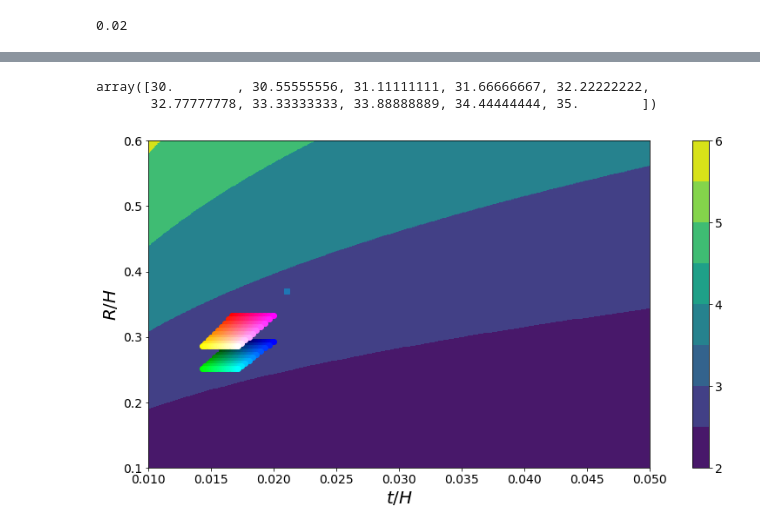
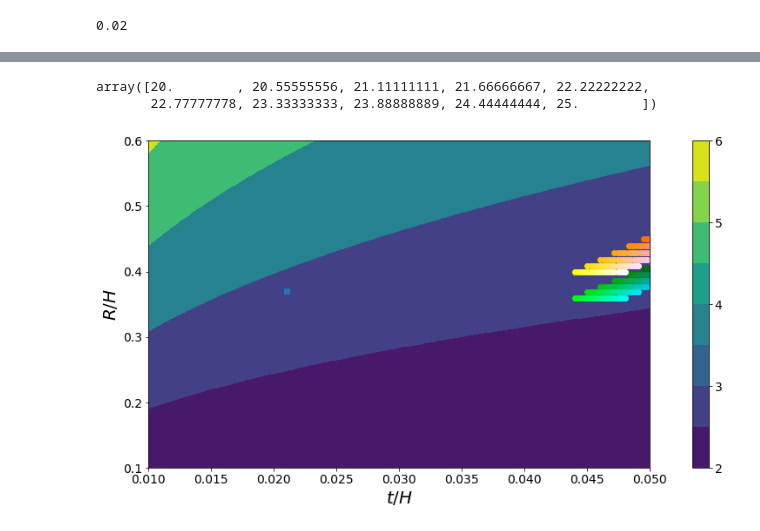
Before and after one commit to bertoldi-collab/buckling-cylinders, a Jupyter notebook: modes_theory.ipynb, the cells around one changed output, grey strips where cells are left out. Cells and saved outputs as stored; diff of their text form; code cells hidden in the pictures.

```diff
--- a/modes_theory.ipynb
+++ b/modes_theory.ipynb
@@ -140,0 +192,40 @@ fig.savefig('scream yi/heat_map_heread_v1.png', dpi = 300)
+# %%
+R_possible = [8.8,10]
+t_possible = np.linspace(0.5,0.6,20)
+H_possible = np.linspace(30,35,10)
+
+fig, ax = plt.subplots(figsize = (10,6), constrained_layout = True)
+
+for i,R in enumerate(R_possible):
+    for j,H in enumerate(H_possible):
+        for k,t in enumerate(t_possible):
+            v_R = R/H
+            v_t = t/H
+            n = find_n_alt(v_R, v_t)
+            # if n == 3:
+            #     print(f'R = {R:.2f}, H = {H:.2f}, t = {t:.2f}')
+
+            color_cur = (i/(len(R_possible)-1), j/(len(H_possible)-1), k/(len(t_possible)-1))
+            ax.plot(v_t, v_R, 'o', color = color_cur)
+
+# ax.plot(0.031, 0.556, '*', color = 'k')
+# ax.plot(0.027, 0.197, 'o')
+ax.plot(0.021, 0.370, 's')
+num_values = np.unique(res_all)
+xv, yv = np.meshgrid(v_R_try, v_t_try, indexing='ij')
+levels_set = np.arange(6) + 1.5
+map_thing = ax.contourf(yv, xv, res_all, levels = levels_set, cmap = 'viridis', vmin = 2, vmax = 6)
+
+
+
+cbar = fig.colorbar(map_thing, ticks=[2,3,4,5,6])
+cbar.ax.set_yticklabels(['2', '3', '4', '5', '6'])
+cbar.ax.tick_params(labelsize=14)
+ax.set_xlabel('$t/H$', fontsize = 20)
+ax.set_ylabel('$R/H$', fontsize = 20)
+ax.tick_params(labelsize = 14)
+ax.set_xlim(np.min(v_t_try), np.max(v_t_try))
+ax.set_ylim(np.min(v_R_try), np.max(v_R_try))
+
+fig.savefig('scream yi/heat_map_heread_v1.jpg', dpi = 300)
+H_possible
@@ -141,4 +236,8 @@ fig.savefig('scream yi/heat_map_heread_v1.png', dpi = 300)
 # %%
+R_possible = [9,10]
+t_possible = np.linspace(1.1,1.2,20)
+H_possible = np.linspace(20,25,10)
+
 fig, ax = plt.subplots(figsize = (10,6), constrained_layout = True)
 
 for i,R in enumerate(R_possible):
@@ -147,33 +246,33 @@ for i,R in enumerate(R_possible):
             v_R = R/H
             v_t = t/H
             n = find_n_alt(v_R, v_t)
             # if n == 3:
             #     print(f'R = {R:.2f}, H = {H:.2f}, t = {t:.2f}')
 
             color_cur = (i/(len(R_possible)-1), j/(len(H_possible)-1), k/(len(t_possible)-1))
             ax.plot(v_t, v_R, 'o', color = color_cur)
 
 # ax.plot(0.031, 0.556, '*', color = 'k')
 # ax.plot(0.027, 0.197, 'o')
 ax.plot(0.021, 0.370, 's')
 num_values = np.unique(res_all)
 xv, yv = np.meshgrid(v_R_try, v_t_try, indexing='ij')
 map_thing = ax.contourf(yv, xv, res_all)
 
 
 
 cbar = fig.colorbar(map_thing, ticks=[2,3,4,5,6])
 cbar.ax.set_yticklabels(['2', '3', '4', '5', '6'])
 cbar.ax.tick_params(labelsize=14)
 ax.set_xlabel('$t/H$', fontsize = 20)
 ax.set_ylabel('$R/H$', fontsize = 20)
 ax.tick_params(labelsize = 14)
 ax.set_xlim(np.min(v_t_try), np.max(v_t_try))
 ax.set_ylim(np.min(v_R_try), np.max(v_R_try))
 
 fig.savefig('scream yi/heat_map_heread_v1.jpg', dpi = 300)
 H_possible
 # %% [output]
-array([30.        , 30.55555556, 31.11111111, 31.66666667, 32.22222222,
-       32.77777778, 33.33333333, 33.88888889, 34.44444444, 35.        ])
+array([20.        , 20.55555556, 21.11111111, 21.66666667, 22.22222222,
+       22.77777778, 23.33333333, 23.88888889, 24.44444444, 25.        ])
-[figure, old version]
+[figure, new version]
```
Also changed, not shown: parts of 7 cells of this notebook, 10 other files.
